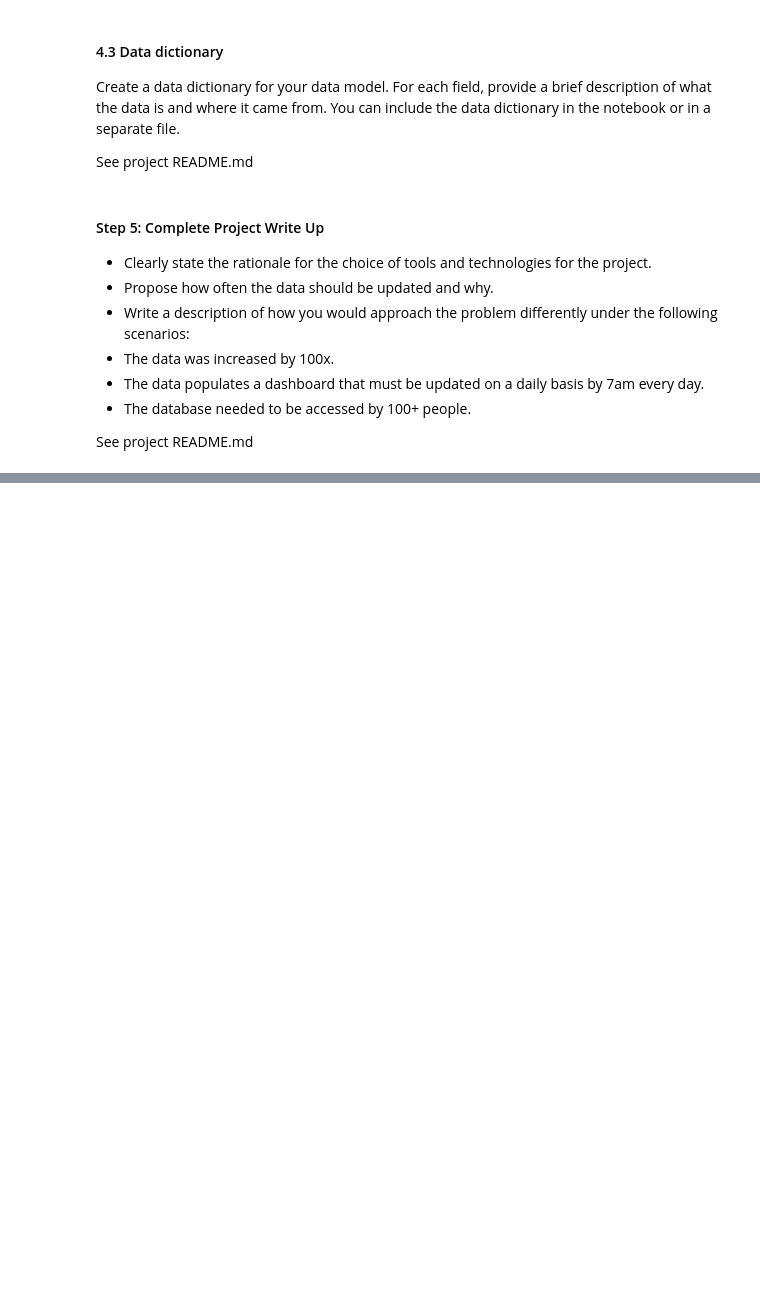
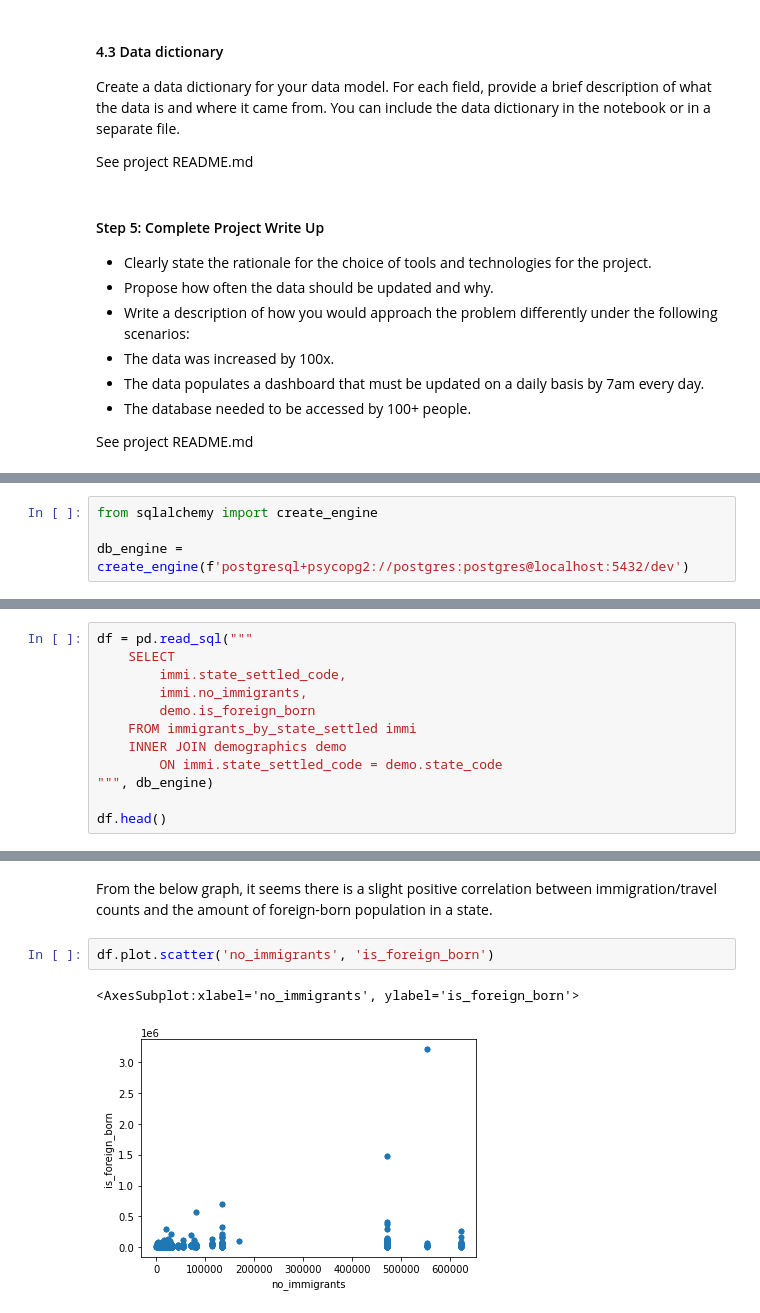
Before and after one commit to isaak-coursework/udacity-data-engineering, a Jupyter notebook: p6-capstone/Capstone Project Template.ipynb, the cells around one changed output, grey strips where cells are left out. Cells and saved outputs as stored; diff of their text form; blank space fills up the shorter version.

```diff
--- a/p6-capstone/Capstone Project Template.ipynb
+++ b/p6-capstone/Capstone Project Template.ipynb
@@ -305,0 +308,4 @@ See project README.md
+# %%
+from sqlalchemy import create_engine
+
+db_engine = create_engine(f'postgresql+psycopg2://postgres:postgres@localhost:5432/dev')
@@ -305,0 +314,12 @@ See project README.md
+# %%
+df = pd.read_sql("""
+    SELECT
+        immi.state_settled_code,
+        immi.no_immigrants,
+        demo.is_foreign_born
+    FROM immigrants_by_state_settled immi
+    INNER JOIN demographics demo
+        ON immi.state_settled_code = demo.state_code
+""", db_engine)
+
+df.head()
@@ -305,0 +333,7 @@ See project README.md
+# %% [markdown]
+From the below graph, it seems there is a slight positive correlation between immigration/travel counts and the amount of foreign-born population in a state.
+# %%
+df.plot.scatter('no_immigrants', 'is_foreign_born')
+# %% [output]
+<AxesSubplot:xlabel='no_immigrants', ylabel='is_foreign_born'>
+[figure, added]
```
Also changed, not shown: parts of 7 cells of this notebook.
